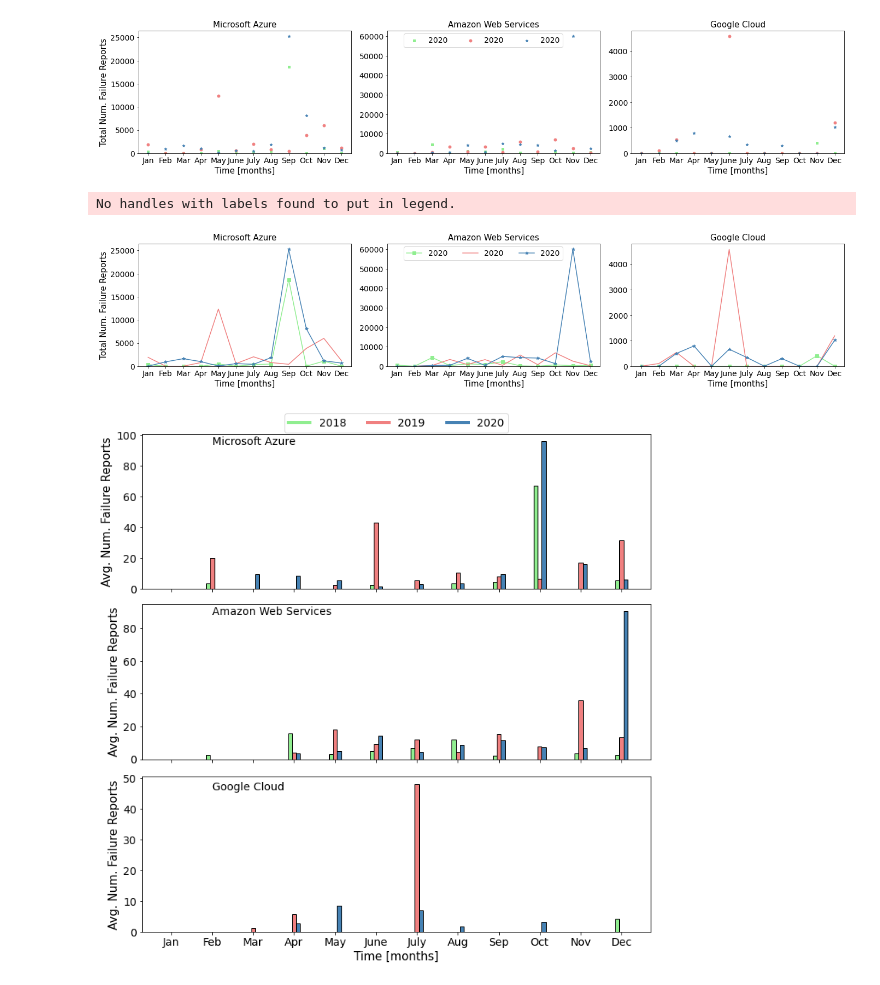
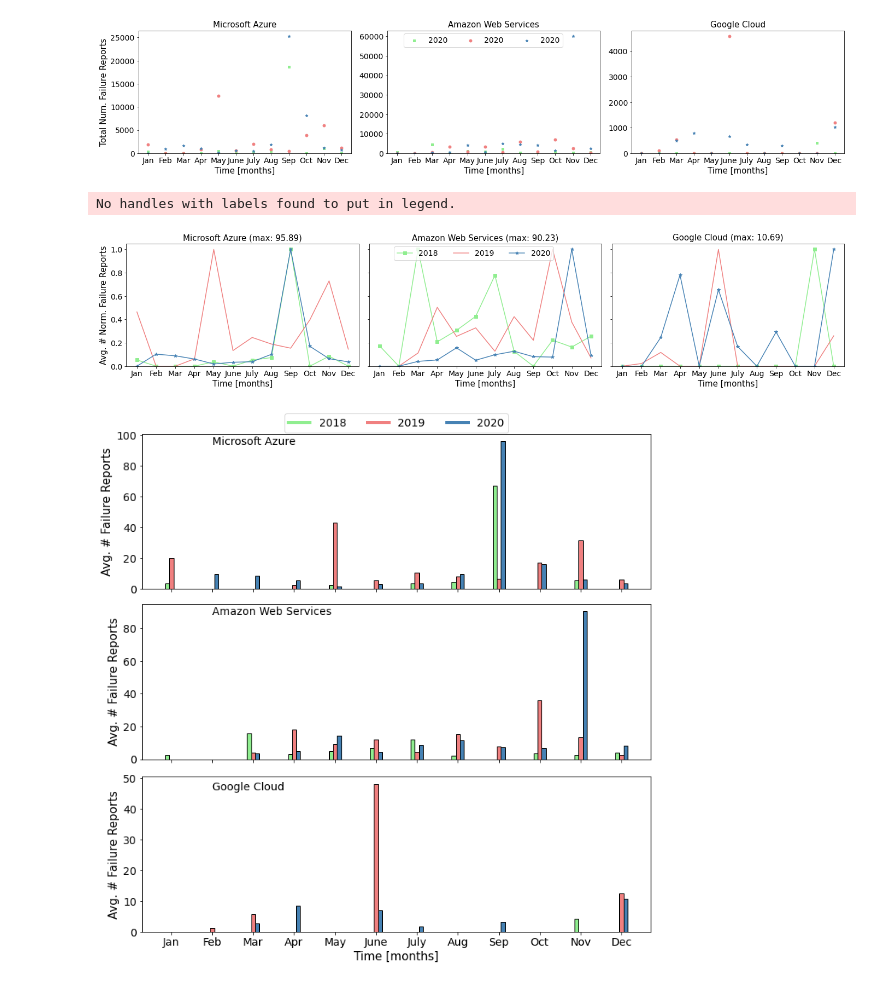
Before and after one commit to CetinMehmet/cloud-failure-characterization, a Jupyter notebook: down-detector/scripts/general_report_count_analysis.ipynb, the cells around one changed output. Cells and saved outputs as stored; diff of their text form; code cells hidden in the pictures.

```diff
--- a/down-detector/scripts/general_report_count_analysis.ipynb
+++ b/down-detector/scripts/general_report_count_analysis.ipynb
@@ -106,13 +151,17 @@ WEEK = 7 * DAY
 colors = ["lightgreen", "lightcoral", "steelblue"]
 
 providers = df["provider"].unique()
-fig, ax = plt.subplots(1, 3, figsize=(16, 4), constrained_layout=True)
+fig, ax = plt.subplots(1, 3, figsize=(14, 4), constrained_layout=True, sharey=True)
 for i, vendor in enumerate(providers):
     df_vendor = df[df["provider"] == vendor]
     partial_grouped_df = df_vendor.groupby(['day_of_week', 'hour_of_day'])['count'].mean().reset_index().rename(columns={'count': 'count_mean'})
-    ax[i].plot(partial_grouped_df.index, partial_grouped_df["count_mean"], color=colors[i], label=vendor)
+    max_val = partial_grouped_df["count_mean"].max()
+    partial_grouped_df = partial_grouped_df / partial_grouped_df.max()
+    ax[i].plot(partial_grouped_df.index, partial_grouped_df["count_mean"], color=colors[i], label=vendor + " (max: " + str(round(max_val, 1)) + ")")
     ax[i].set_ylim(0, )
-    ax[0].set_ylabel("Avg. Num. Failure Reports", fontsize=15)
+    ax[0].set_ylabel("Avg. # Norm. Failure Reports", fontsize=15)
+    if i != 0:
+        ax[i].get_yaxis().set_visible(False)
     ax[i].set_xlabel("Time [days]", fontsize=15)
     ax[i].tick_params(axis='both', labelsize=14)
     ax[i].legend(loc='center', bbox_to_anchor=(0.5, 1.07), ncol=1, fontsize=14)
@@ -122,5 +171,5 @@ for i, vendor in enumerate(providers):
     for xc in xcoords:
         ax[i].axvline(x=xc, color="gray", lw=0.5)
 
-plt.savefig("./plots/weekly_total_num_failure_reports.pdf", dpi=100)
+plt.savefig(project_dir + "/plots/weekly_avg_num_failure_reports.pdf", dpi=100)
 # %% [output]
@@ -182,9 +231,9 @@ for i, vendor in enumerate(providers):
                 dfi = dfi.append({'month': m, 'count_sum': 0}, ignore_index=True)
                 dfs[year] = dfi.sort_values("month")
 
-    ax[i].scatter(dfs[2018]["month"], dfs[2018]["count_sum"], color=colors[0], label=year, marker='s', s=24)
-    ax[i].scatter(dfs[2019]["month"], dfs[2019]["count_sum"], color=colors[1], label=year, s=24)
-    ax[i].scatter(dfs[2020]["month"], dfs[2020]["count_sum"], color=colors[2], label=year, marker='*', s=24)
+    ax[i].scatter(dfs[2018]["month"], dfs[2018]["count_sum"], color=colors[0], label=2018, marker='s', s=24)
+    ax[i].scatter(dfs[2019]["month"], dfs[2019]["count_sum"], color=colors[1], label=2019, s=24)
+    ax[i].scatter(dfs[2020]["month"], dfs[2020]["count_sum"], color=colors[2], label=2020, marker='*', s=24)
 
     ax[i].set_ylim(0, )
     ax[i].set_title(vendor, fontsize=15)
@@ -204,42 +253,44 @@ df["year"] = df["date"].dt.year
 years = df["year"].unique()
 
 providers = df["provider"].unique()
-fig, ax = plt.subplots(1, 3, figsize=(19, 4), constrained_layout=True)
+fig, ax = plt.subplots(1, 3, figsize=(19, 4), constrained_layout=True, sharey=True)
 for i, vendor in enumerate(providers):
 
     dfs = dict()
     df_vendor = df[df["provider"] == vendor]
     for year in years:
         df_year_vendor = df_vendor[df_vendor["year"] == year]
-        partial_grouped_df = df_year_vendor.groupby('month')['count'].sum().reset_index().rename(columns={'count': 'count_sum'})
+        partial_grouped_df = df_year_vendor.groupby('month')['count'].mean().reset_index().rename(columns={'count': 'count_sum'})
+        max_val = partial_grouped_df["count_sum"].max()
+        partial_grouped_df["count_sum"] = partial_grouped_df["count_sum"] / max_val
         dfs[year] = partial_grouped_df
 
     # Add missing months
     months = [i for i in range(1, 13)]
     for year in years:
         for m in months:
             if m not in dfs[year]["month"].values:
                 dfi = dfs[year]
                 dfi = dfi.append({'month': m, 'count_sum': 0}, ignore_index=True)
                 dfs[year] = dfi.sort_values("month")
 
-    ax[i].plot(dfs[2018]["month"], dfs[2018]["count_sum"], color=colors[0], label=year, marker='s')
-    ax[i].plot(dfs[2019]["month"], dfs[2019]["count_sum"], color=colors[1], label=year)
-    ax[i].plot(dfs[2020]["month"], dfs[2020]["count_sum"], color=colors[2], label=year, marker='*')
+    ax[i].plot(dfs[2018]["month"], dfs[2018]["count_sum"], color=colors[0], label=2018, marker='s')
+    ax[i].plot(dfs[2019]["month"], dfs[2019]["count_sum"], color=colors[1], label=2019)
+    ax[i].plot(dfs[2020]["month"], dfs[2020]["count_sum"], color=colors[2], label=2020, marker='*')
 
     ax[i].set_ylim(0, )
-    ax[0].set_ylabel("Total Num. Failure Reports", fontsize=15)
+    ax[0].set_ylabel("Avg. # Norm. Failure Reports", fontsize=15)
     ax[i].set_xlabel("Time [months]", fontsize=15)
     ax[i].tick_params(axis='both', labelsize=14)
-    ax[i].set_title(vendor, fontsize=15)
+    ax[i].set_title(vendor + " (max: " + str(round(max_val, 2)) + ")", fontsize=15)
     ax[1].legend(loc='center', bbox_to_anchor=(0.45, 0.92), ncol=3, fontsize=14)
     ax[i].set_xticks([month for month in range(1, 13)])
     ax[i].set_xticklabels(["Jan", "Feb", "Mar", "Apr", "May", "June", "July", "Aug", "Sep", "Oct", "Nov", "Dec"], fontsize=14)
 
-plt.savefig("./plots/monthly_yearly_total_num_failure_reports_lineplot.pdf", dpi=100)
+plt.savefig(project_dir + "/plots/monthly_yearly_avg_num_failure_reports_lineplot.pdf", dpi=100)
 # %% [output]
 No handles with labels found to put in legend.
-[figure, old version]
+[figure, new version]
 # %%
 df["year"] = df["date"].dt.year
 years = df["year"].unique()
@@ -251,7 +302,7 @@ for i, vendor in enumerate(providers):
 
     bar_locs = []
     bar_heights = []
-    months = [i for i in range(0, 12)]
+    months = [i for i in range(1, 13)]
     dfs = {2018: [], 2019: [], 2020: []}
 
     df_vendor = df[df["provider"] == vendor]
@@ -289,7 +340,7 @@ for i, vendor in enumerate(providers):
         ax[i].set_xticklabels([])
 
     ax[0].legend(custom_lines, ['2018', '2019', '2020'], ncol=3, loc='center', bbox_to_anchor=(0.5, 1.07), fontsize=14)
-    ax[i].set_ylabel("Avg. Num. Failure Reports", fontsize=15)
+    ax[i].set_ylabel("Avg. # Failure Reports", fontsize=15)
     ax[2].set_xlabel("Time [months]", fontsize=15)
     ax[i].tick_params(axis='both', labelsize=14)
     ax[i].text(x=1, y=max(bar_heights)-2, s=vendor, fontsize=14)
@@ -302,7 +353,7 @@ for i, vendor in enumerate(providers):
 
 plt.savefig(project_dir + "/plots/monthly_yearly_avg_num_failure_reports_barplots.pdf", dpi=100)
 # %% [output]
-[figure, old version]
+[figure, new version]
 # %%
 # Total num failure events per month per year
 
```
Also changed, not shown: parts of 7 cells of this notebook, 12 other files.
